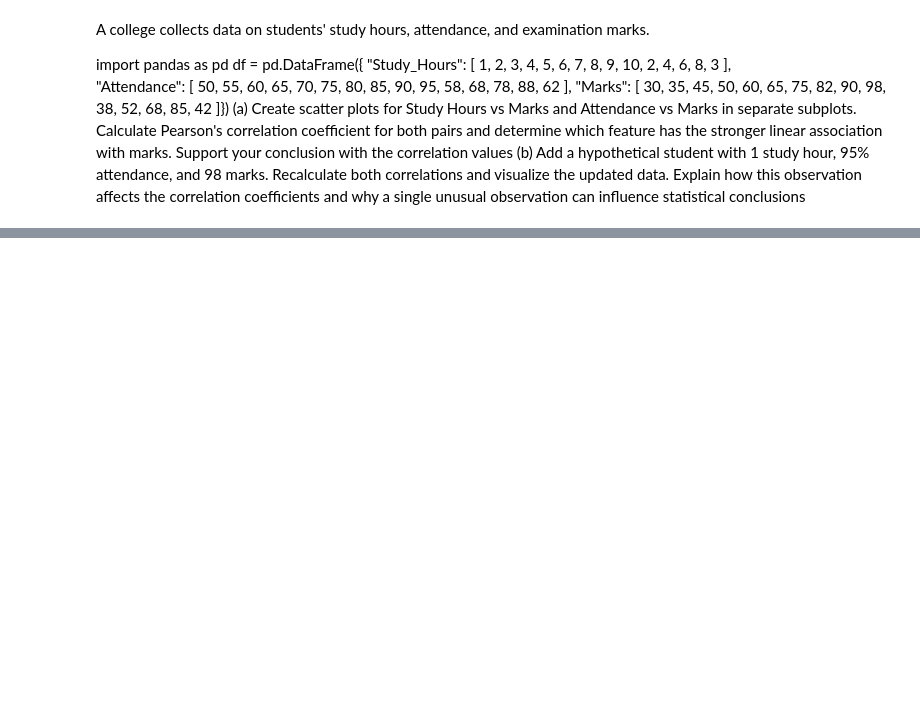
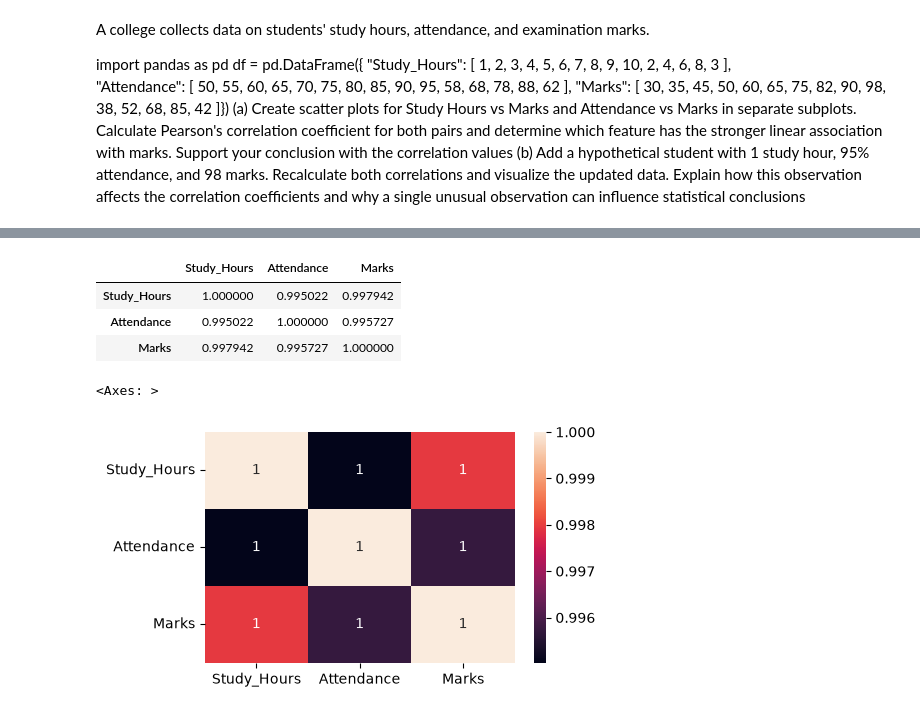
Before and after one commit to kamni0506-source/machine_learning, a Jupyter notebook: Assigment machine learning/assigment_3.ipynb, the cells around one changed output, grey strips where cells are left out. Cells and saved outputs as stored; diff of their text form; code cells hidden in the pictures; blank space fills up the shorter version.

```diff
--- a/Assigment machine learning/assigment_3.ipynb
+++ b/Assigment machine learning/assigment_3.ipynb
@@ -14,0 +35,7 @@ df = pd.DataFrame({    "Study_Hours": [ 1, 2, 3, 4, 5, 6, 7, 8, 9, 10, 2, 4, 6,
+# %%
+df.corr()
+# %% [output]
+|  | Study_Hours | Attendance | Marks |
+| Study_Hours | 1.000000 | 0.995022 | 0.997942 |
+| Attendance | 0.995022 | 1.000000 | 0.995727 |
+| Marks | 0.997942 | 0.995727 | 1.000000 |
@@ -15,2 +44,6 @@ df = pd.DataFrame({    "Study_Hours": [ 1, 2, 3, 4, 5, 6, 7, 8, 9, 10, 2, 4, 6,
 # %%
-plt.figure(figsize=(12, 5))
+plt.figure(figsize=(5,3))
+sns.heatmap(df.corr(),annot=True)
+# %% [output]
+<Axes: >
+[figure, added]
```
Also changed, not shown: parts of 21 cells of this notebook, 3 other files.
